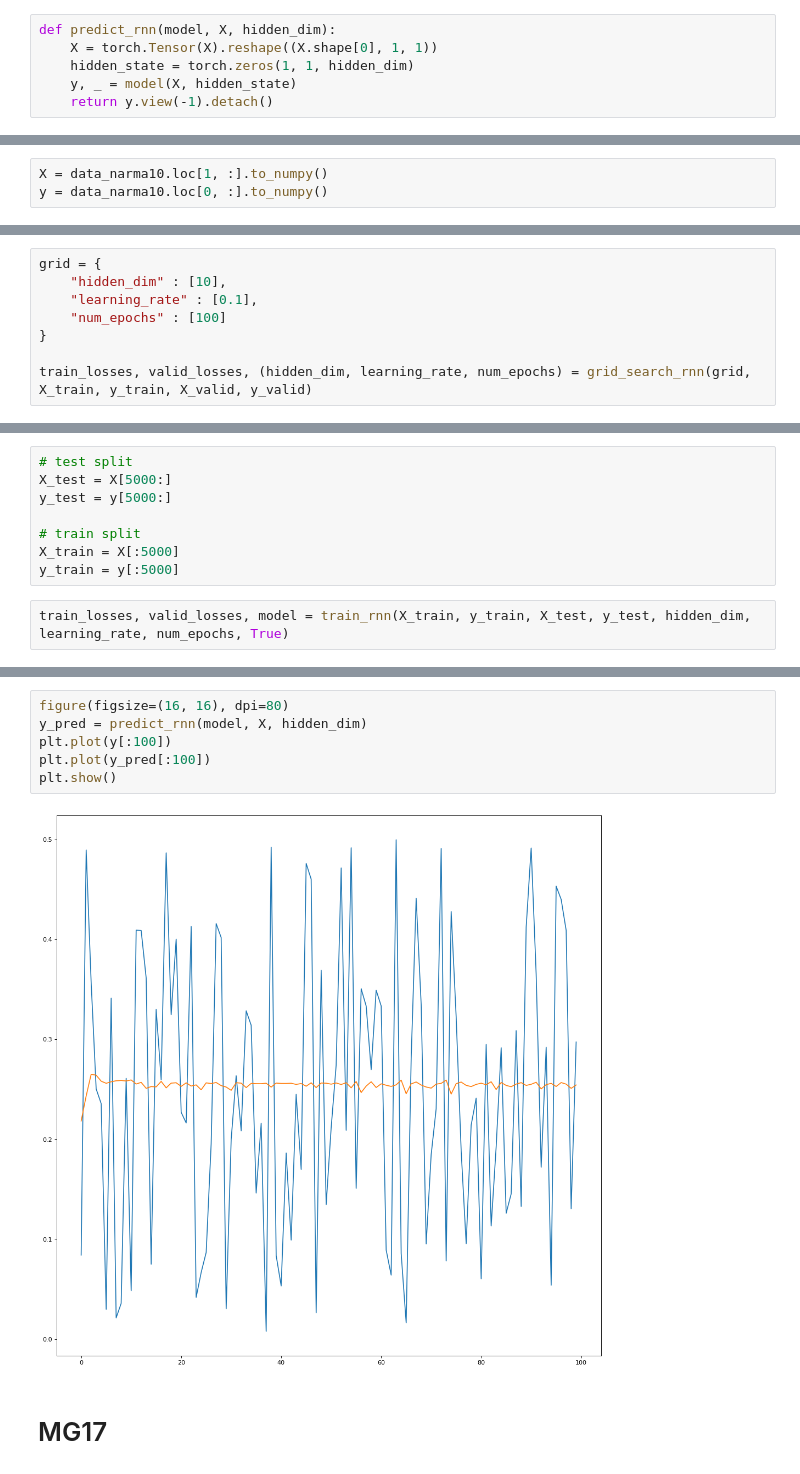
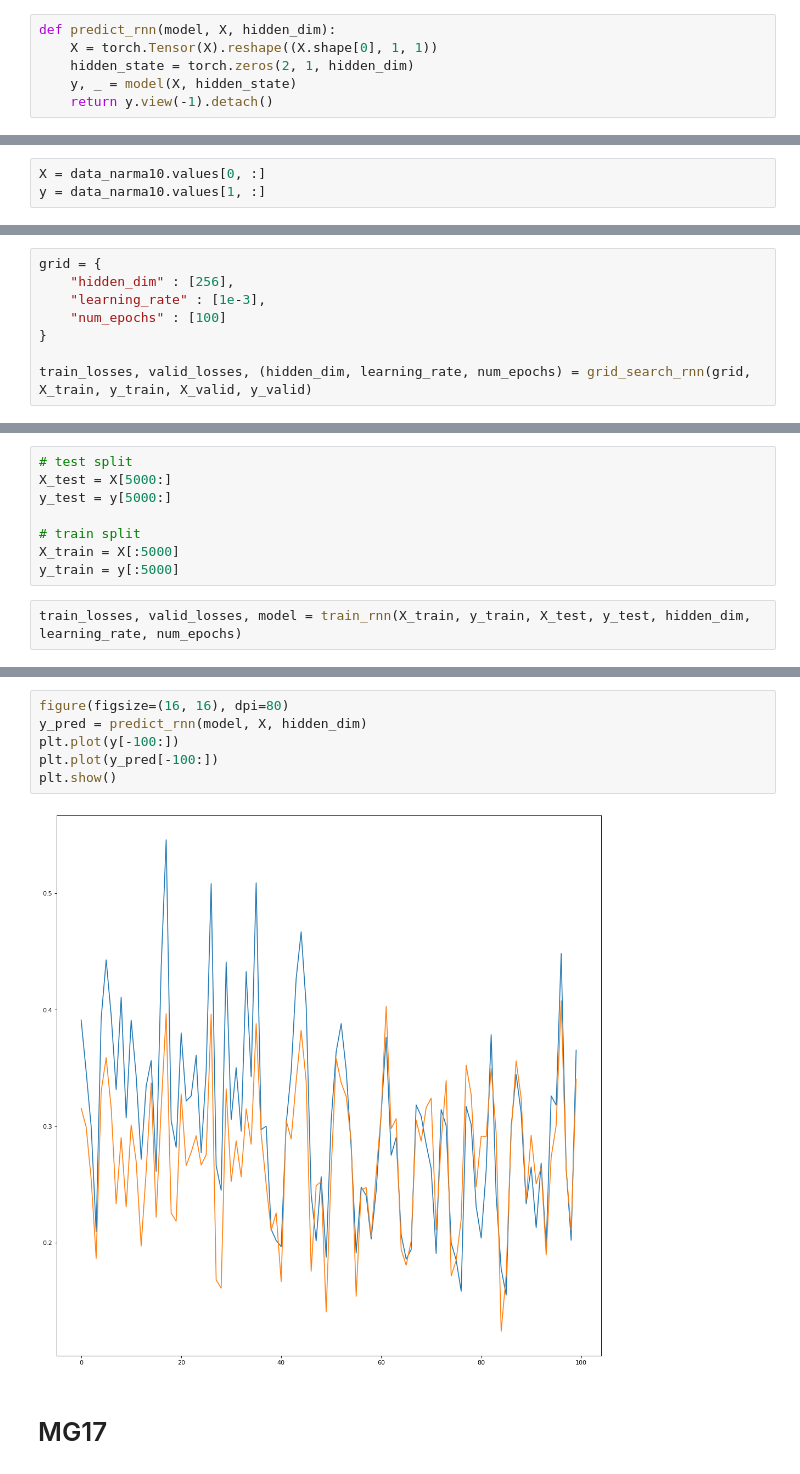
Before and after one commit to Andrew-Wyn/CNS_MidTerms, a Jupyter notebook: LAB3_1/TDNN_RNN.ipynb, the cells around one changed output, grey strips where cells are left out. Drawn from its saved outputs; the diff is of its cells as text.

```diff
--- a/LAB3_1/TDNN_RNN.ipynb
+++ b/LAB3_1/TDNN_RNN.ipynb
@@ -214,7 +213,7 @@ def grid_search_rnn(grid, X_train, y_train, X_valid, y_valid):
 # %%
 def predict_rnn(model, X, hidden_dim):
     X = torch.Tensor(X).reshape((X.shape[0], 1, 1))
-    hidden_state = torch.zeros(1, 1, hidden_dim)
+    hidden_state = torch.zeros(2, 1, hidden_dim)
     y, _ = model(X, hidden_state)
     return y.view(-1).detach()
 # %% [markdown]
@@ -229,5 +228,5 @@ data_narma10.head()
 | 1 | 0.000000 | 0.00000 | 0.00000 | 0.00000 | 0.00000 | 0.000000 | 0.00000 | 0.000000 | 0.000000 | 0.00000 | ... | ... |
 2 rows × 10000 columns
 # %%
-X = data_narma10.loc[1, :].to_numpy()
-y = data_narma10.loc[0, :].to_numpy()
+X = data_narma10.values[0, :]
+y = data_narma10.values[1, :]
@@ -307,8 +311,8 @@ X_valid = X[4000:5000]
 y_valid = y[4000:5000]
 # %%
 grid = {
-    "hidden_dim" : [10],
-    "learning_rate" : [0.1],
+    "hidden_dim" : [256],
+    "learning_rate" : [1e-3],
     "num_epochs" : [100]
 }
 
@@ -331,7 +335,7 @@ y_test = y[5000:]
 X_train = X[:5000]
 y_train = y[:5000]
 # %%
-train_losses, valid_losses, model = train_rnn(X_train, y_train, X_test, y_test, hidden_dim, learning_rate, num_epochs, True)
+train_losses, valid_losses, model = train_rnn(X_train, y_train, X_test, y_test, hidden_dim, learning_rate, num_epochs)
 # %%
 plt.plot(train_losses)
 plt.plot(valid_losses)
@@ -347,11 +351,11 @@ print(valid_losses[-1])
 # %%
 figure(figsize=(16, 16), dpi=80)
 y_pred = predict_rnn(model, X, hidden_dim)
-plt.plot(y[:100])
-plt.plot(y_pred[:100])
+plt.plot(y[-100:])
+plt.plot(y_pred[-100:])
 plt.show()
 # %% [output]
-[figure, old version]
+[figure, new version]
 # %% [markdown]
 # MG17
 # %%
```
Also changed, not shown: parts of 34 cells of this notebook.
